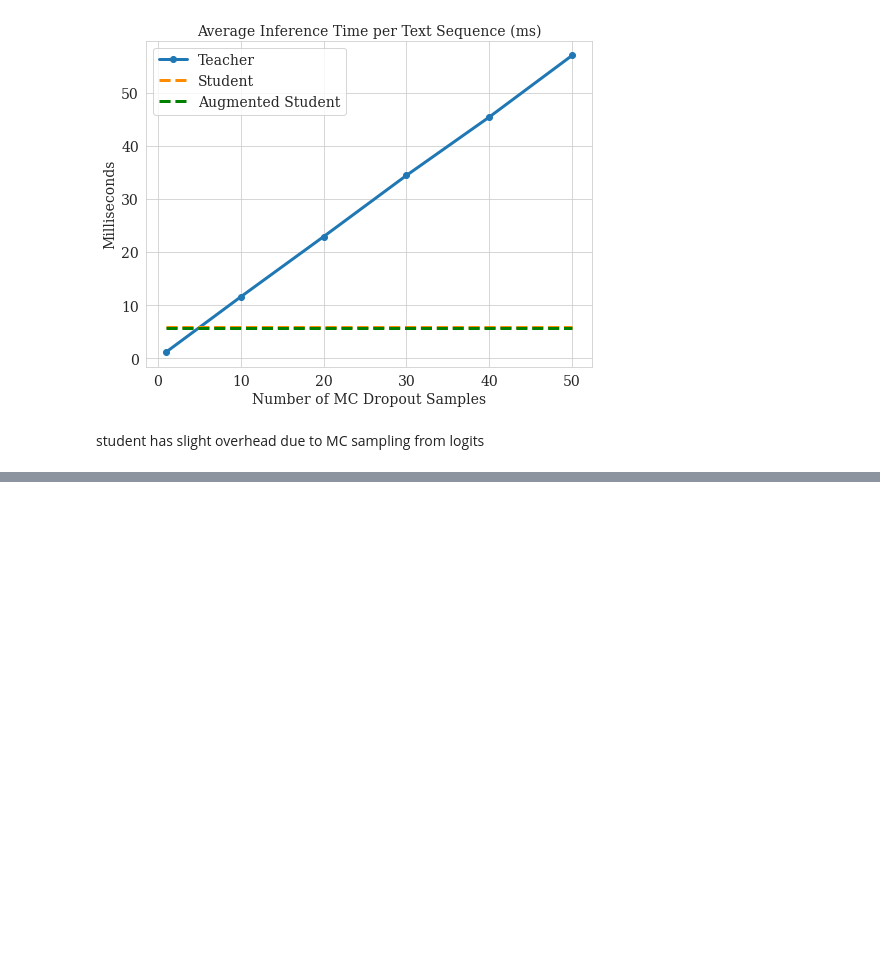
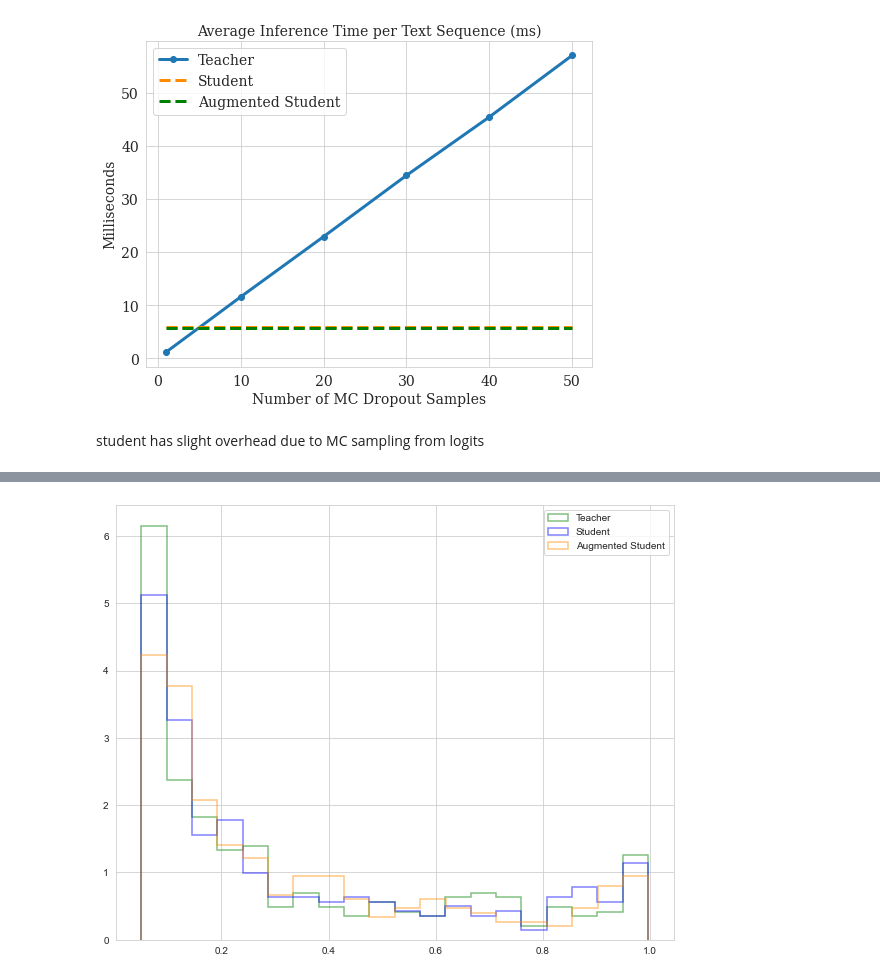
Before and after one commit to jsonnenburg/real-time-uncertainty-text-classification, a Jupyter notebook: analysis/teacher_student_MCD_performance.ipynb, the cells around one changed output, grey strips where cells are left out. Cells and saved outputs as stored; diff of their text form; code cells hidden in the pictures; blank space fills up the shorter version.

```diff
--- a/analysis/teacher_student_MCD_performance.ipynb
+++ b/analysis/teacher_student_MCD_performance.ipynb
@@ -157,0 +237,11 @@ student has slight overhead due to MC sampling from logits
+# %%
+fig, ax = plt.subplots(figsize=(10, 8))
+ax.hist(diff_teacher[diff_teacher > 0.05], 20, ec='green', fc='none', lw=1.5, histtype='step', label='Teacher', alpha=.5, density=True)
+ax.hist(diff_student[diff_student > 0.05], 20, ec='blue', fc='none', lw=1.5, histtype='step', label='Student', alpha=.5, density=True)
+ax.hist(diff_augmented_student[diff_augmented_student > 0.05], 20, ec='darkorange', fc='none', lw=1.5, histtype='step', label='Augmented Student', alpha=.5, density=True)
+ax.legend()
+plt.show()
+
+# TODO: remove lines on the sides? see ChatGPT
+# %% [output]
+[figure, added]
```
Also changed, not shown: parts of 11 cells of this notebook, 1 other file.
